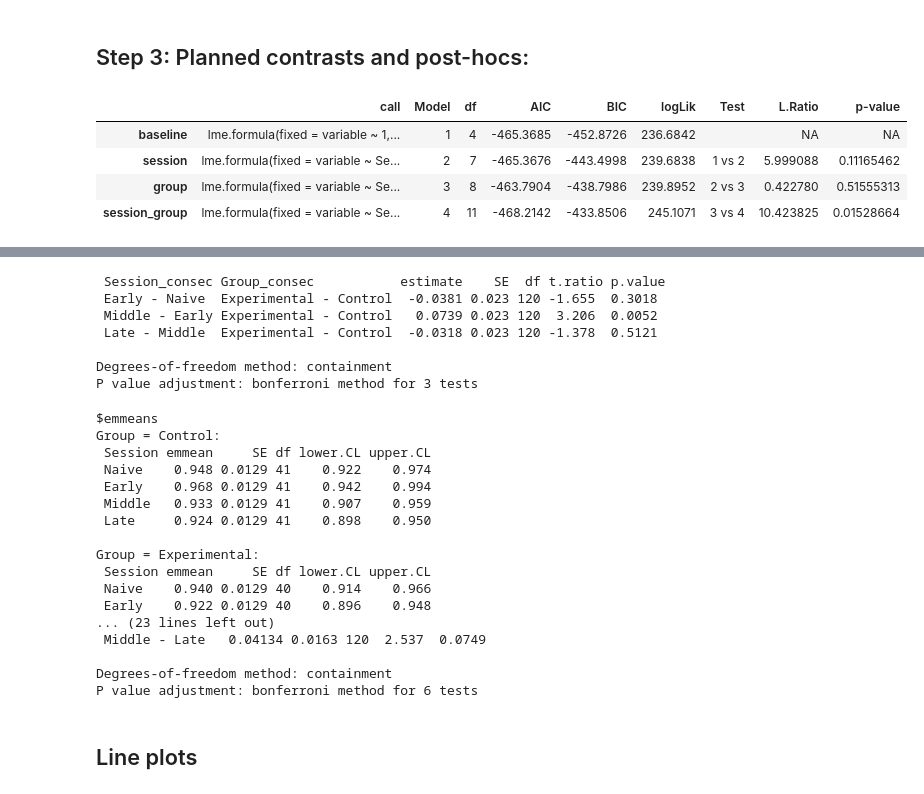
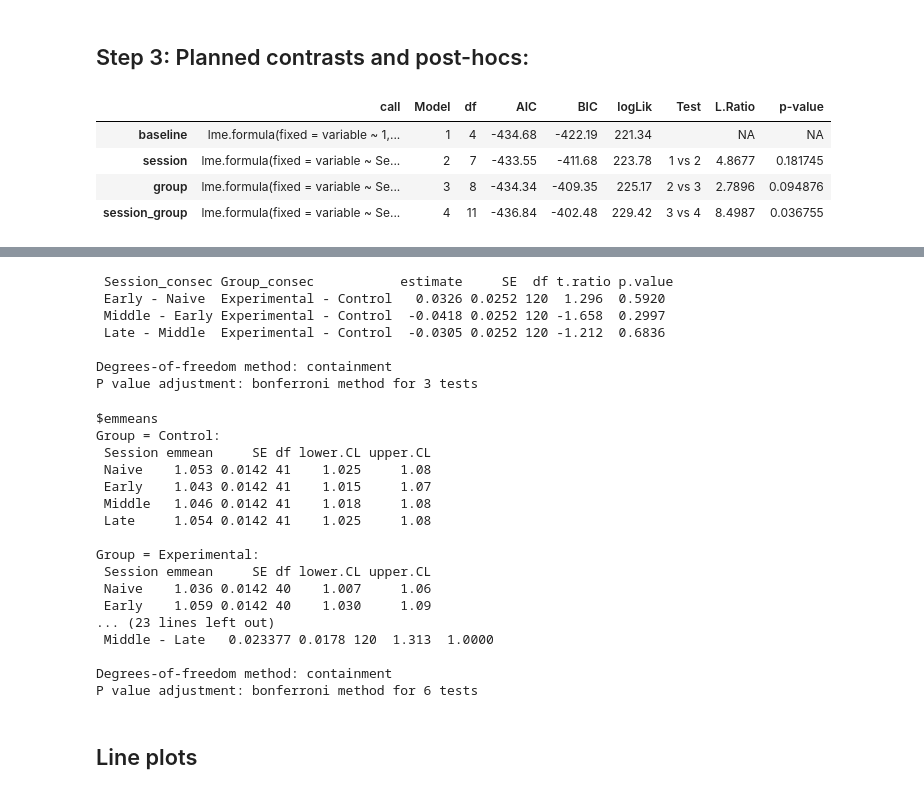
Before and after one commit to kfinc/wm-training-modularity, a Jupyter notebook: 04-dynamic_FC_analyses/05-whole-brain_normalized_recr_integ_stats.ipynb, the cells around one changed output, grey strips where cells are left out. Drawn from its saved outputs; the diff is of its cells as text; code cells hidden in the pictures.

```diff
--- a/04-dynamic_FC_analyses/05-whole-brain_normalized_recr_integ_stats.ipynb
+++ b/04-dynamic_FC_analyses/05-whole-brain_normalized_recr_integ_stats.ipynb
@@ -131,28 +123,30 @@ colnames(mlm_params) <- c('i', 'j',
 # %%
 library(emmeans)
 
-network1 <- 'SUB'
-network2 <- 'DM'
+network1 <- 'VA'
+network2 <- 'SUB'
 net = networks_allegiance %>% filter(Network == network1)
 variable <- net[[network2]]
 
 
 baseline <- lme(variable ~ 1, random = ~ 1 |Subject/Session, data = net, method = 'ML',  control=lmeControl(returnObject=TRUE))#control = list(opt = "optim"))
 session <- update(baseline, .~. + Session)
 group <- update(session, .~. + Group)
 session_group <- update(group, .~. + Session:Group)
 anova(baseline, session, group, session_group)
 summary(session_group)
 
+
+
 contrast(emmeans(session_group, ~ Session*Group),
          interaction = c("consec"), adjust = "bonferroni")
 
 emmeans(session_group, pairwise ~ Session|Group, adjust = "bonferroni")
 # %% [output]
 |  | call | Model | df | AIC | BIC | logLik | Test | L.Ratio | p-value |
-| baseline | lme.formula(fixed = variable ~ 1,... | 1 | 4 | -465.3685 | -452.8726 | 236.6842 |  | NA | NA |
-| session | lme.formula(fixed = variable ~ Se... | 2 | 7 | -465.3676 | -443.4998 | 239.6838 | 1 vs 2 | 5.999088 | 0.11165462 |
-| group | lme.formula(fixed = variable ~ Se... | 3 | 8 | -463.7904 | -438.7986 | 239.8952 | 2 vs 3 | 0.422780 | 0.51555313 |
-| session_group | lme.formula(fixed = variable ~ Se... | 4 | 11 | -468.2142 | -433.8506 | 245.1071 | 3 vs 4 | 10.423825 | 0.01528664 |
+| baseline | lme.formula(fixed = variable ~ 1,... | 1 | 4 | -434.68 | -422.19 | 221.34 |  | NA | NA |
+| session | lme.formula(fixed = variable ~ Se... | 2 | 7 | -433.55 | -411.68 | 223.78 | 1 vs 2 | 4.8677 | 0.181745 |
+| group | lme.formula(fixed = variable ~ Se... | 3 | 8 | -434.34 | -409.35 | 225.17 | 2 vs 3 | 2.7896 | 0.094876 |
+| session_group | lme.formula(fixed = variable ~ Se... | 4 | 11 | -436.84 | -402.48 | 229.42 | 3 vs 4 | 8.4987 | 0.036755 |
 Linear mixed-effects model fit by maximum likelihood
  Data: net
@@ -171,27 +165,27 @@ Number of Observations: 168
 Number of Groups:
              Subject Session %in% Subject
                   42                  168
- Session_consec Group_consec           estimate    SE  df t.ratio p.value
- Early - Naive  Experimental - Control  -0.0381 0.023 120 -1.655  0.3018
- Middle - Early Experimental - Control   0.0739 0.023 120  3.206  0.0052
- Late - Middle  Experimental - Control  -0.0318 0.023 120 -1.378  0.5121
+ Session_consec Group_consec           estimate     SE  df t.ratio p.value
+ Early - Naive  Experimental - Control   0.0326 0.0252 120  1.296  0.5920
+ Middle - Early Experimental - Control  -0.0418 0.0252 120 -1.658  0.2997
+ Late - Middle  Experimental - Control  -0.0305 0.0252 120 -1.212  0.6836
 
 Degrees-of-freedom method: containment
 P value adjustment: bonferroni method for 3 tests
 $emmeans
 Group = Control:
  Session emmean     SE df lower.CL upper.CL
- Naive    0.948 0.0129 41    0.922    0.974
- Early    0.968 0.0129 41    0.942    0.994
- Middle   0.933 0.0129 41    0.907    0.959
- Late     0.924 0.0129 41    0.898    0.950
+ Naive    1.053 0.0142 41    1.025     1.08
+ Early    1.043 0.0142 41    1.015     1.07
+ Middle   1.046 0.0142 41    1.018     1.08
+ Late     1.054 0.0142 41    1.025     1.08
 
 Group = Experimental:
  Session emmean     SE df lower.CL upper.CL
- Naive    0.940 0.0129 40    0.914    0.966
- Early    0.922 0.0129 40    0.896    0.948
+ Naive    1.036 0.0142 40    1.007     1.06
+ Early    1.059 0.0142 40    1.030     1.09
 ... (23 lines left out)
- Middle - Late   0.04134 0.0163 120  2.537  0.0749
+ Middle - Late   0.023377 0.0178 120  1.313  1.0000
 
 Degrees-of-freedom method: containment
 P value adjustment: bonferroni method for 6 tests
```
Also changed, not shown: parts of 13 cells of this notebook.
